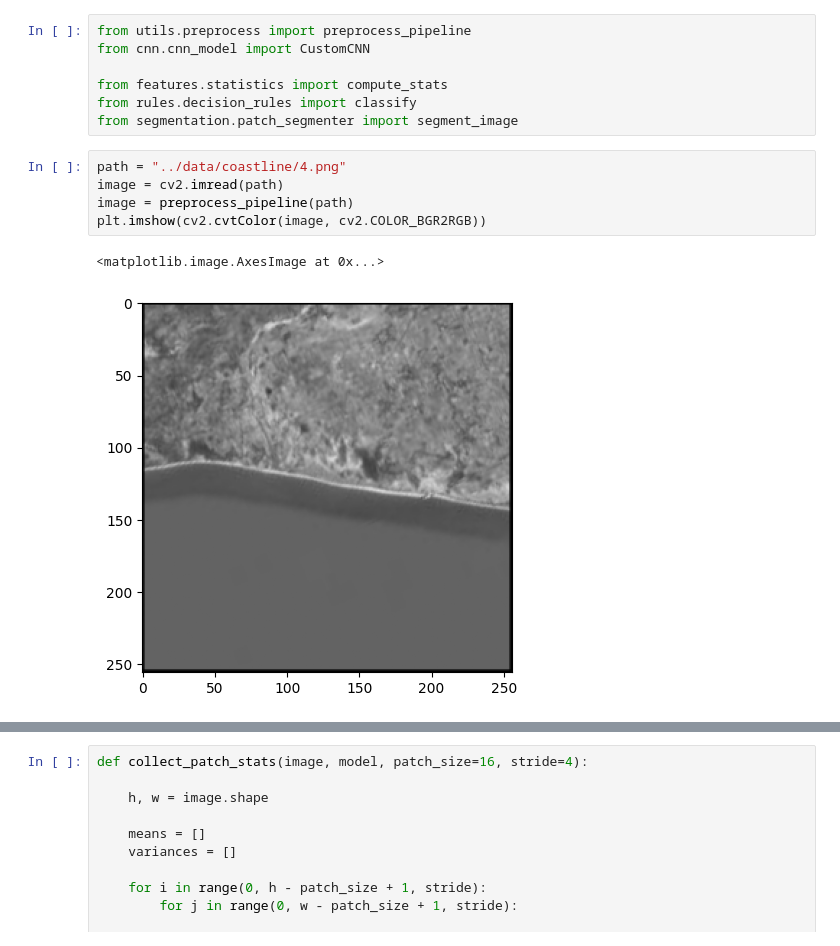
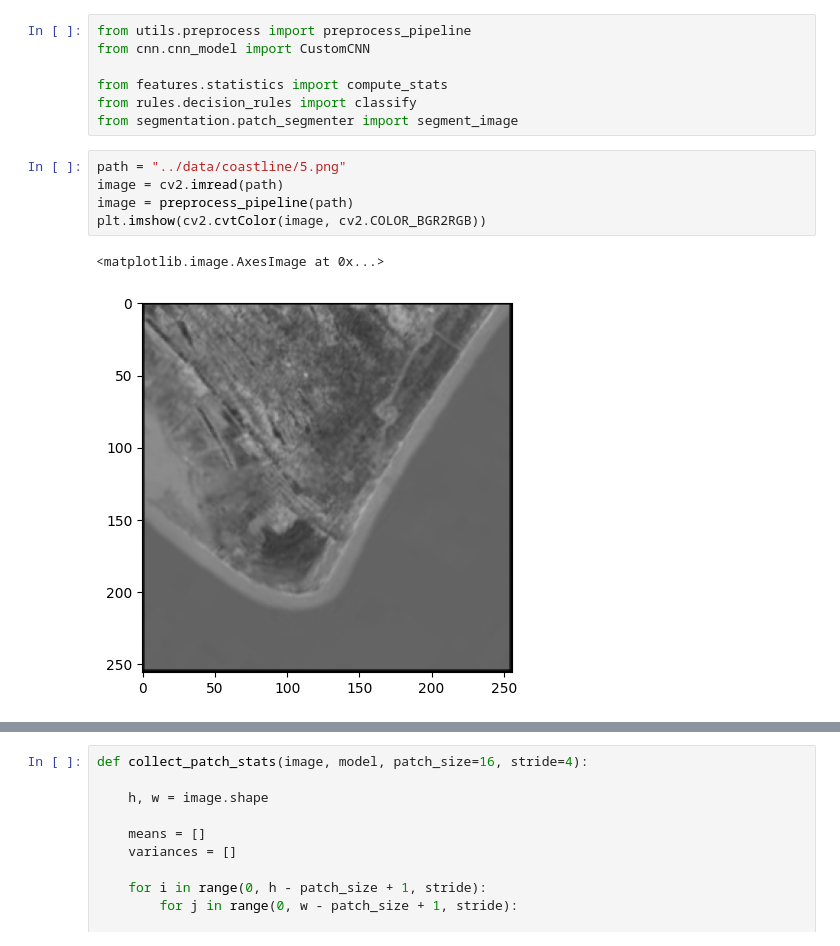
Before and after one commit to ankkittk/Land_Water_Separation_CustomCNN, a Jupyter notebook: notebooks/Model_Tuning.ipynb, the cells around one changed output, grey strips where cells are left out. Saved outputs shown, nothing was run; the diff lists cells and outputs as text.

```diff
--- a/notebooks/Model_Tuning.ipynb
+++ b/notebooks/Model_Tuning.ipynb
@@ -14,13 +14,13 @@ from features.statistics import compute_stats
 from rules.decision_rules import classify
 from segmentation.patch_segmenter import segment_image
 # %%
-path = "../data/coastline/4.png"
+path = "../data/coastline/5.png"
 image = cv2.imread(path)
 image = preprocess_pipeline(path)
 plt.imshow(cv2.cvtColor(image, cv2.COLOR_BGR2RGB))
 # %% [output]
 <matplotlib.image.AxesImage at 0x...>
-[figure, old version]
+[figure, new version]
 # %%
 model = CustomCNN()
 output = model.forward(image)
```
Also changed, not shown: parts of 3 cells of this notebook, 11 other files.
